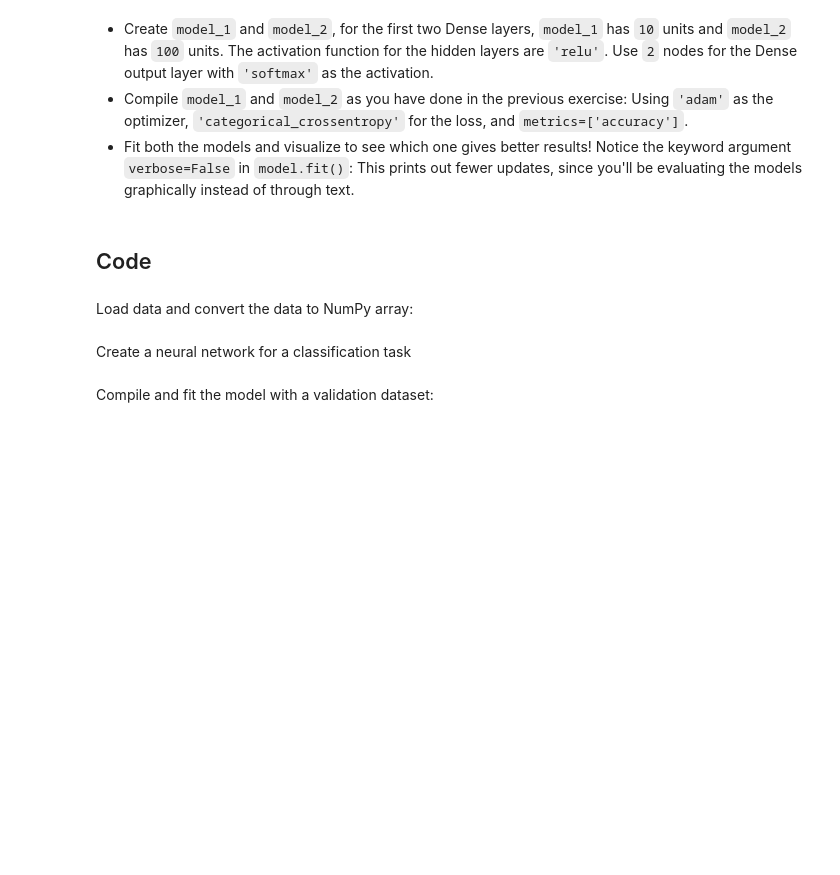
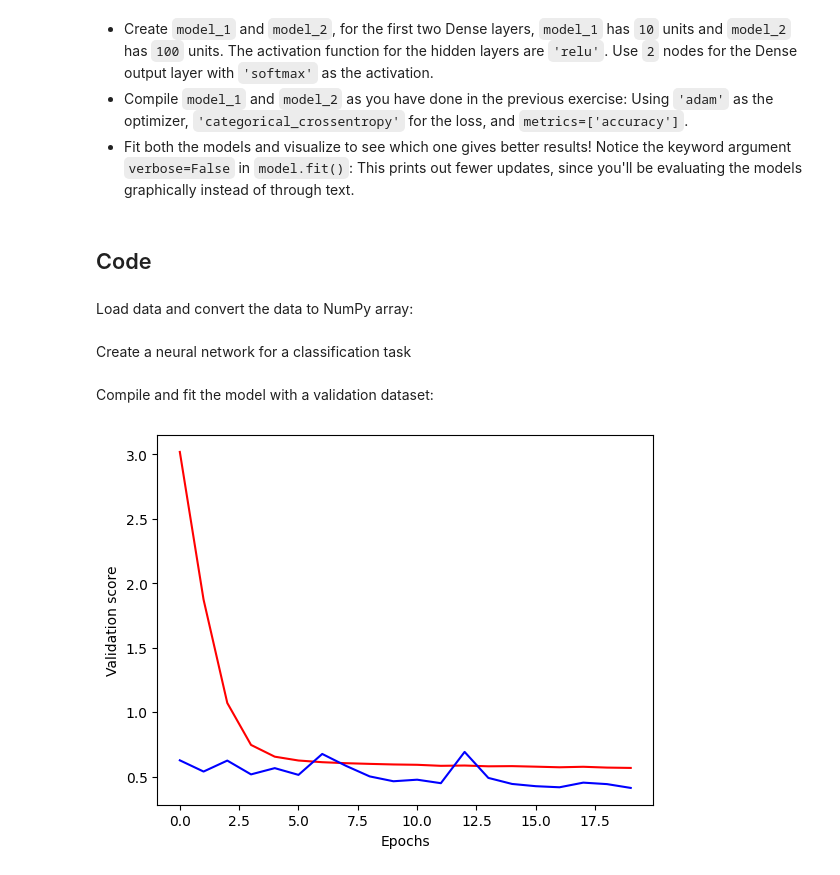
Before and after one commit to wilfierd/ATI-tut, a Jupyter notebook: Exercise_4_5_Experimenting_with_wider_networks.ipynb, the cells around one changed output. Drawn from its saved outputs; the diff is of its cells as text; code cells hidden in the pictures; blank space fills up the shorter version.

```diff
--- a/Exercise_4_5_Experimenting_with_wider_networks.ipynb
+++ b/Exercise_4_5_Experimenting_with_wider_networks.ipynb
@@ -34,7 +36,9 @@ import pandas as pd
 from tensorflow.keras.utils import to_categorical
 
 # Load csv file into the dataframe: df
-df = pd.read_csv("titanic_all_numeric.csv")
+url = "https://drive.google.com/uc?export=download&id=11nuYS-l3EXCsGJt81y4YTt3oTnFGaB68"
+df = pd.read_csv(url)
+
 
 # Convert the boolean values of the 'age_was_missing' column to integer
 df.age_was_missing = df.age_was_missing.replace({True: 1, False: 0})
@@ -59,46 +63,56 @@ from tensorflow.keras.models import Sequential
 # Define a function to create model_1:
 def get_new_model1(input_shape):
   # Set up the model
-  ____
+  model = Sequential()
+  model.add(Dense(10, activation='relu', input_shape=input_shape))
+  model.add(Dense(10, activation='relu'))
+  model.add(Dense(2, activation='softmax'))
+  return model
 
 # Define a function to create model_2:
 def get_new_model2(input_shape):
   # Set up the model
-  ____
+  model = Sequential()
+  model.add(Dense(100, activation='relu', input_shape=input_shape))
+  model.add(Dense(100, activation='relu'))
+  model.add(Dense(2, activation='softmax'))
+  return model
 # %% [markdown]
 Compile and fit the model with a validation dataset:
 # %%
 import matplotlib.pyplot as plt
 
 # Import EarlyStopping
-____
+from tensorflow.keras.callbacks import EarlyStopping
 
 # Specify the model_1
 model_1 = get_new_model1(input_shape)
 
 # Specify the model_2
 model_2 = get_new_model2(input_shape)
 
 # Compile the model_1
-____
+model_1.compile(optimizer='adam', loss='categorical_crossentropy', metrics=['accuracy'])
 
 # Compile the model_2
-____
+model_2.compile(optimizer='adam', loss='categorical_crossentropy', metrics=['accuracy'])
 
 # Define early_stopping_monitor with patience = 5
-early_stopping_monitor = ____
+early_stopping_monitor = EarlyStopping(patience=5)
 
 # Fit model_1
 model_1_training = model_1.fit(predictors, target, epochs=20, validation_split=0.2, callbacks=[early_stopping_monitor], verbose=False)
 
 # Fit model_2
 model_2_training = model_2.fit(predictors, target, epochs=20, validation_split=0.2, callbacks=[early_stopping_monitor], verbose=False)
 
 # Create the plot
 plt.plot(model_1_training.history['val_loss'], 'r', model_2_training.history['val_loss'], 'b')
 plt.xlabel('Epochs')
 plt.ylabel('Validation score')
 plt.show()
+# %% [output]
+[figure, added]
 # %% [markdown]
 The ouput should be:
 
```
Also changed, not shown: parts of 1 cell of this notebook.
